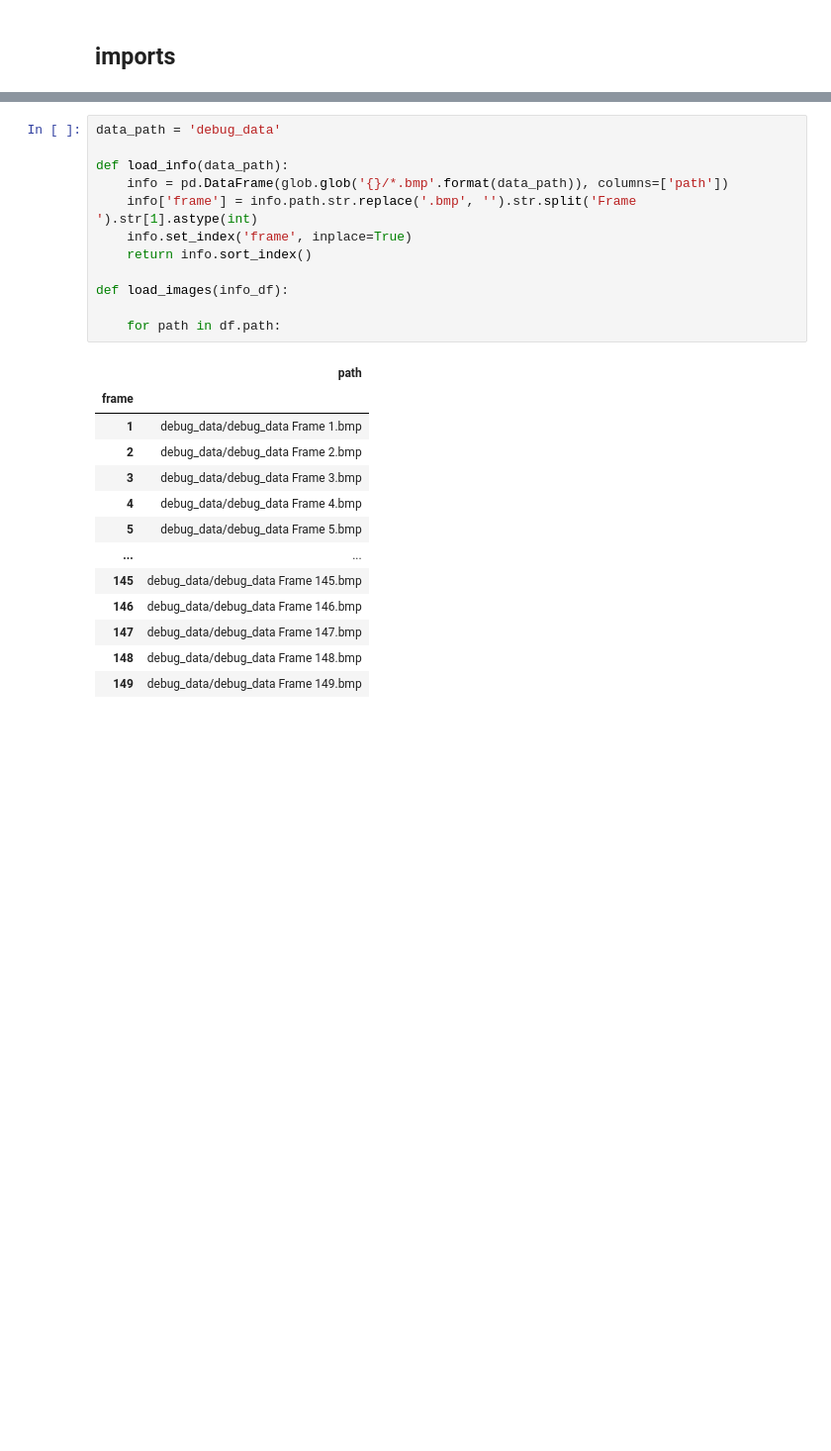
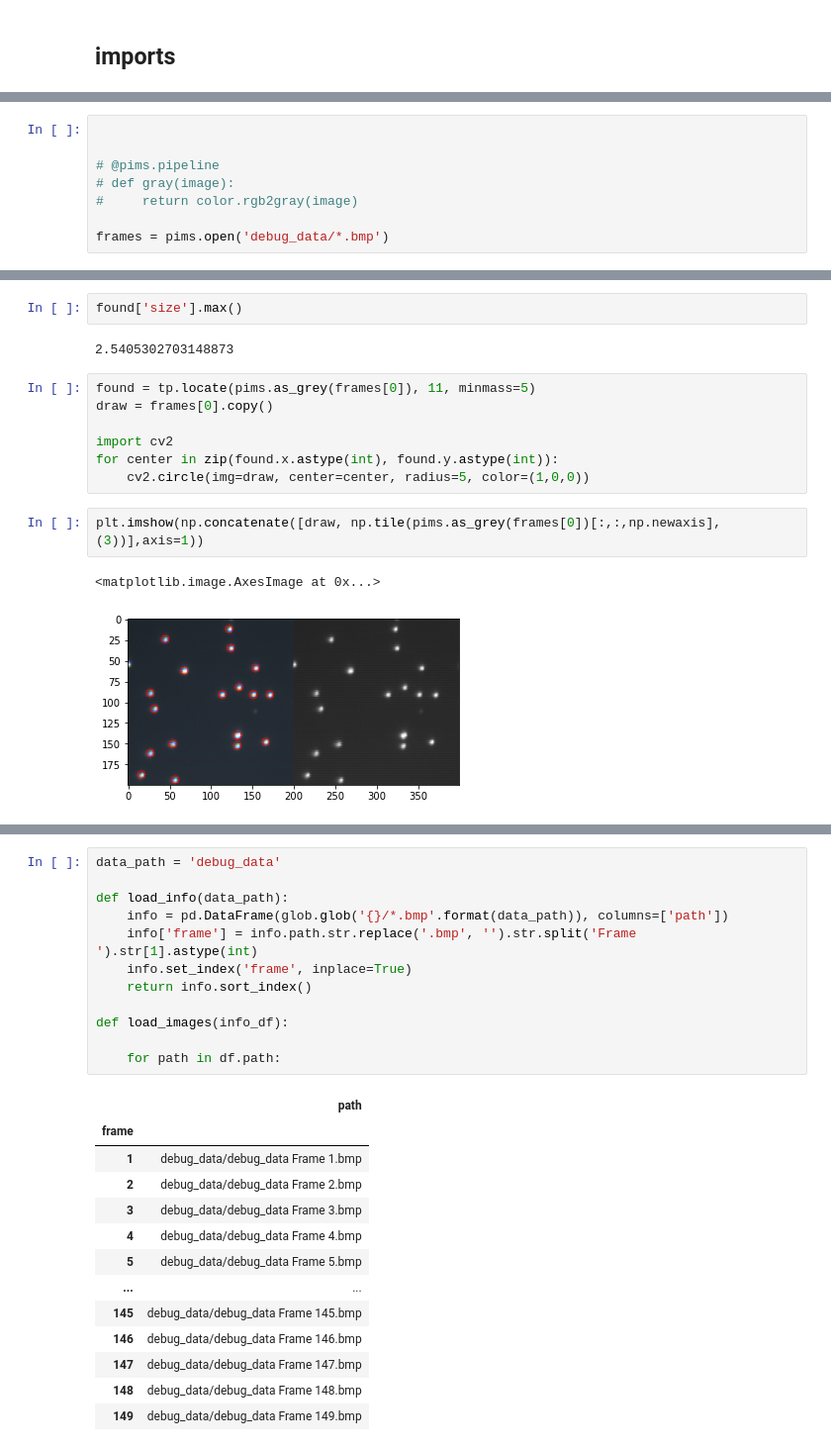
Before and after one commit to luclepot/brownian_motion_analysis, a Jupyter notebook: analysis.ipynb, the cells around one changed output, grey strips where cells are left out. Shown: that part at 99% size. Drawn from its saved outputs; the diff is of its cells as text; blank space fills up the shorter version.

```diff
--- a/analysis.ipynb
+++ b/analysis.ipynb
@@ -26,0 +52,8 @@ import glob
+# %%
+
+
+# @pims.pipeline
+# def gray(image):
+#     return color.rgb2gray(image)
+
+frames = pims.open('debug_data/*.bmp')
@@ -26,0 +94,16 @@ import glob
+# %%
+found['size'].max()
+# %% [output]
+2.5405302703148873
+# %%
+found = tp.locate(pims.as_grey(frames[0]), 11, minmass=5)
+draw = frames[0].copy()
+
+import cv2
+for center in zip(found.x.astype(int), found.y.astype(int)):
+    cv2.circle(img=draw, center=center, radius=5, color=(1,0,0))
+# %%
+plt.imshow(np.concatenate([draw, np.tile(pims.as_grey(frames[0])[:,:,np.newaxis], (3))],axis=1))
+# %% [output]
+<matplotlib.image.AxesImage at 0x...>
+[figure, added]
```
Also changed, not shown: parts of 19 cells of this notebook, 1 other file.
